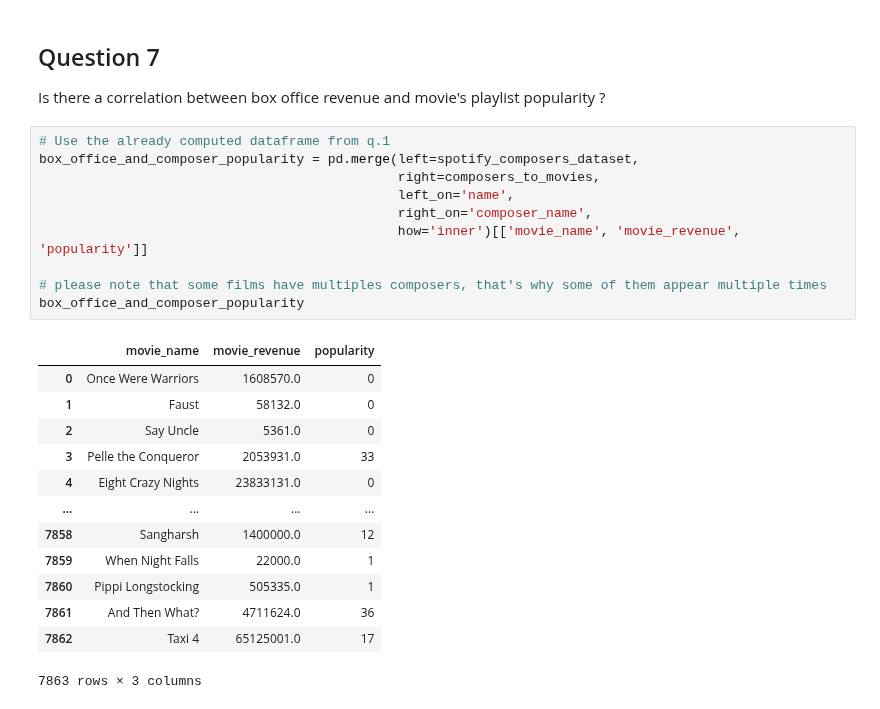
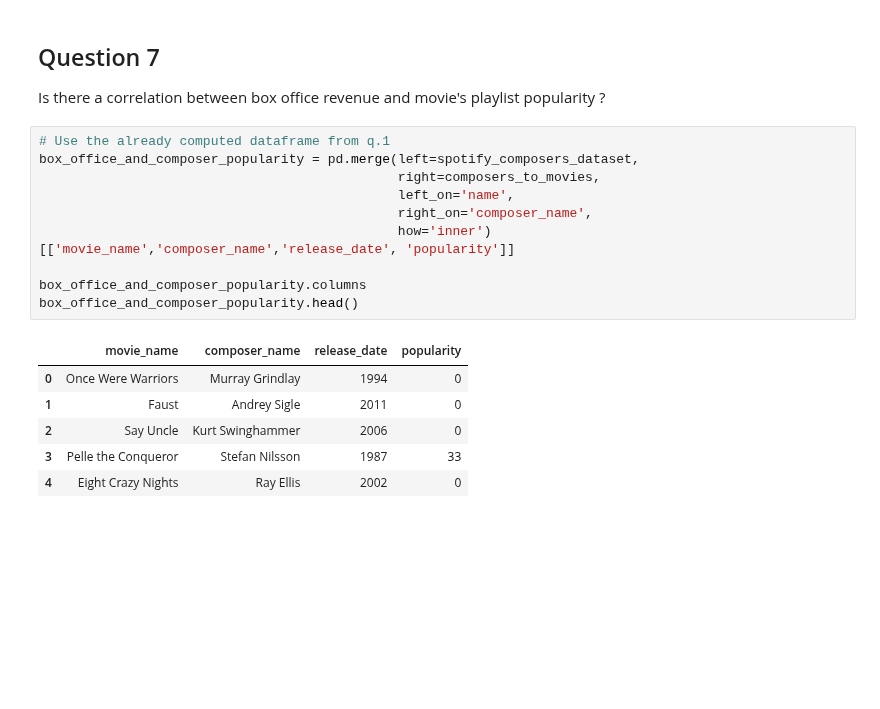
Before and after one commit to epfl-ada/ada-2023-project-learningthesecretsofdata, a Jupyter notebook: milestone_3.ipynb, the cells around one changed output. Drawn from its saved outputs; the diff is of its cells as text; blank space fills up the shorter version.

```diff
--- a/milestone_3.ipynb
+++ b/milestone_3.ipynb
@@ -163,24 +167,17 @@ Is there a correlation between box office revenue and movie's playlist popularit
 # %%
 # Use the already computed dataframe from q.1
 box_office_and_composer_popularity = pd.merge(left=spotify_composers_dataset,
                                               right=composers_to_movies,
                                               left_on='name',
                                               right_on='composer_name',
-                                              how='inner')[['movie_name', 'movie_revenue', 'popularity']]
+                                              how='inner')[['movie_name','composer_name','release_date', 'popularity']]
 
-# please note that some films have multiples composers, that's why some of them appear multiple times
-box_office_and_composer_popularity
+box_office_and_composer_popularity.columns
+box_office_and_composer_popularity.head()
 # %% [output]
-|  | movie_name | movie_revenue | popularity |
-| 0 | Once Were Warriors | 1608570.0 | 0 |
-| 1 | Faust | 58132.0 | 0 |
-| 2 | Say Uncle | 5361.0 | 0 |
-| 3 | Pelle the Conqueror | 2053931.0 | 33 |
-| 4 | Eight Crazy Nights | 23833131.0 | 0 |
-| ... | ... | ... | ... |
-| 7858 | Sangharsh | 1400000.0 | 12 |
-| 7859 | When Night Falls | 22000.0 | 1 |
-| 7860 | Pippi Longstocking | 505335.0 | 1 |
-| 7861 | And Then What? | 4711624.0 | 36 |
-| 7862 | Taxi 4 | 65125001.0 | 17 |
+|  | movie_name | composer_name | release_date | popularity |
+| 0 | Once Were Warriors | Murray Grindlay | 1994 | 0 |
+| 1 | Faust | Andrey Sigle | 2011 | 0 |
+| 2 | Say Uncle | Kurt Swinghammer | 2006 | 0 |
+| 3 | Pelle the Conqueror | Stefan Nilsson | 1987 | 33 |
+| 4 | Eight Crazy Nights | Ray Ellis | 2002 | 0 |
-7863 rows × 3 columns
```
Also changed, not shown: parts of 7 cells of this notebook, 2 other files.
